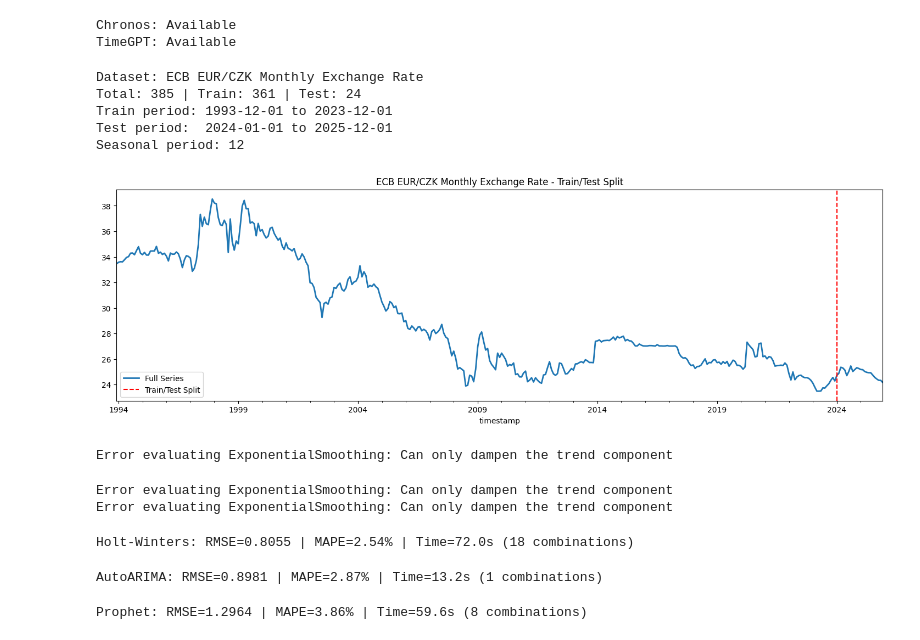
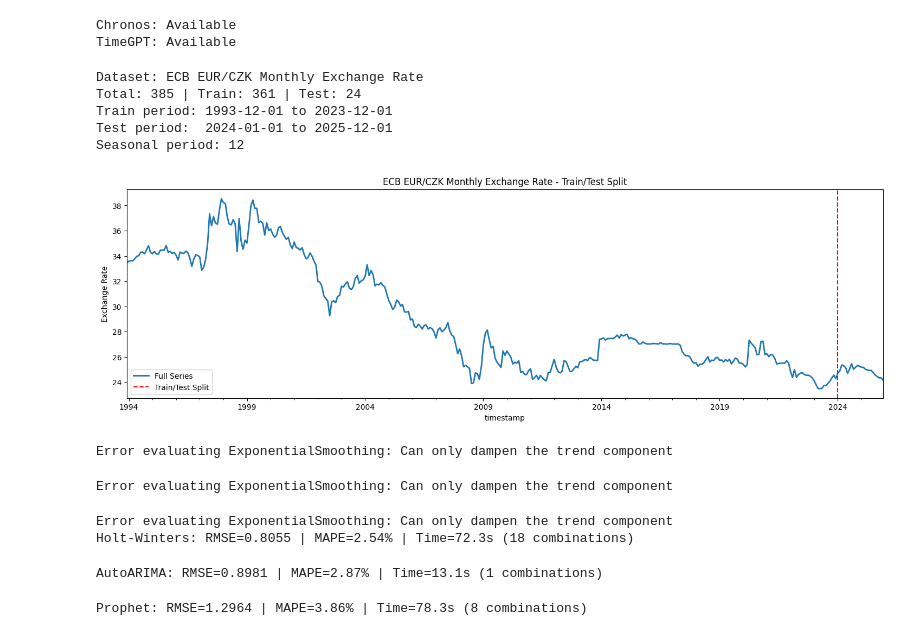
Before and after one commit to ContiHan/Statistika, a Jupyter notebook: forecasting/03_forecasting_ecb_eurczk_monthly.ipynb, the cells around one changed output. Cells and saved outputs as stored; diff of their text form; code cells hidden in the pictures.

Commit message:
forecast y axis labeling

```diff
--- a/forecasting/03_forecasting_ecb_eurczk_monthly.ipynb
+++ b/forecasting/03_forecasting_ecb_eurczk_monthly.ipynb
@@ -85,7 +85,8 @@ DATASET_CONFIG = {
     'frequency': 'MS',          # 'MS'=monthly start, 'QS'=quarterly, 'YS'=yearly, 'H'=hourly, 'D'=daily
     'test_periods': 24,         # Number of periods to hold out for testing
     'seasonal_period': 12,      # 12=monthly, 4=quarterly, 1=yearly, 24=hourly, 7=daily
-    'name': 'ECB EUR/CZK Monthly Exchange Rate'
+    'name': 'ECB EUR/CZK Monthly Exchange Rate',
+    'value_unit': 'Exchange Rate'  # Y-axis label for charts
 }
 
 # === ALTERNATIVE DATASET CONFIGS (uncomment to use) ===
@@ -135,34 +136,35 @@ offset_map = {
     'H': pd.DateOffset(hours=test_periods)
 }
 offset = offset_map.get(freq, pd.DateOffset(days=test_periods))
 
 train, test = series.split_after(pd.Timestamp(series.end_time()) - offset)
 
 # === SCALING (for Deep Learning models) ===
 # IMPORTANT: Scaler is fitted ONLY on training data to prevent data leakage
 scaler = Scaler()
 train_scaled = scaler.fit_transform(train)
 test_scaled = scaler.transform(test)  # Transform only, no fitting
 series_scaled = scaler.transform(series)
 
 print(f"Dataset: {DATASET_CONFIG['name']}")
 print(f"Total: {len(series)} | Train: {len(train)} | Test: {len(test)}")
 print(f"Train period: {train.start_time().date()} to {train.end_time().date()}")
 print(f"Test period:  {test.start_time().date()} to {test.end_time().date()}")
 print(f"Seasonal period: {DATASET_CONFIG['seasonal_period']}")
 
 series.plot(label='Full Series', figsize=(18, 5))
 plt.axvline(x=test.start_time(), color='red', linestyle='--', label='Train/Test Split')
 plt.title(f"{DATASET_CONFIG['name']} - Train/Test Split")
+plt.ylabel(DATASET_CONFIG.get('value_unit', DATASET_CONFIG['target_column']))
 plt.legend()
 plt.show()
 # %% [output]
 Dataset: ECB EUR/CZK Monthly Exchange Rate
 Total: 385 | Train: 361 | Test: 24
 Train period: 1993-12-01 to 2023-12-01
 Test period:  2024-01-01 to 2025-12-01
 Seasonal period: 12
-[figure, old version]
+[figure, new version]
 # %%
 # 3. Evaluation Metrics and Result Logging
 #
@@ -353,10 +355,10 @@ except Exception as e:
 # %% [output]
 Error evaluating ExponentialSmoothing: Can only dampen the trend component
 Error evaluating ExponentialSmoothing: Can only dampen the trend component
-Error evaluating ExponentialSmoothing: Can only dampen the trend component
-Holt-Winters: RMSE=0.8055 | MAPE=2.54% | Time=72.0s (18 combinations)
+Error evaluating ExponentialSmoothing: Can only dampen the trend component
+Holt-Winters: RMSE=0.8055 | MAPE=2.54% | Time=72.3s (18 combinations)
-AutoARIMA: RMSE=0.8981 | MAPE=2.87% | Time=13.2s (1 combinations)
+AutoARIMA: RMSE=0.8981 | MAPE=2.87% | Time=13.1s (1 combinations)
-Prophet: RMSE=1.2964 | MAPE=3.86% | Time=59.6s (8 combinations)
+Prophet: RMSE=1.2964 | MAPE=3.86% | Time=78.3s (8 combinations)
 # %%
 # 6. Deep Learning Models (Darts)
 #
```
Also changed, not shown: parts of 5 cells of this notebook, 3 other files.
